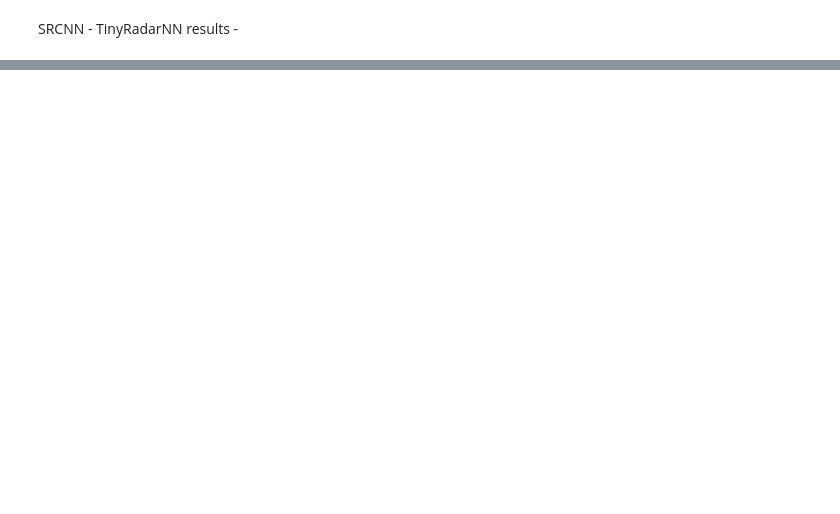
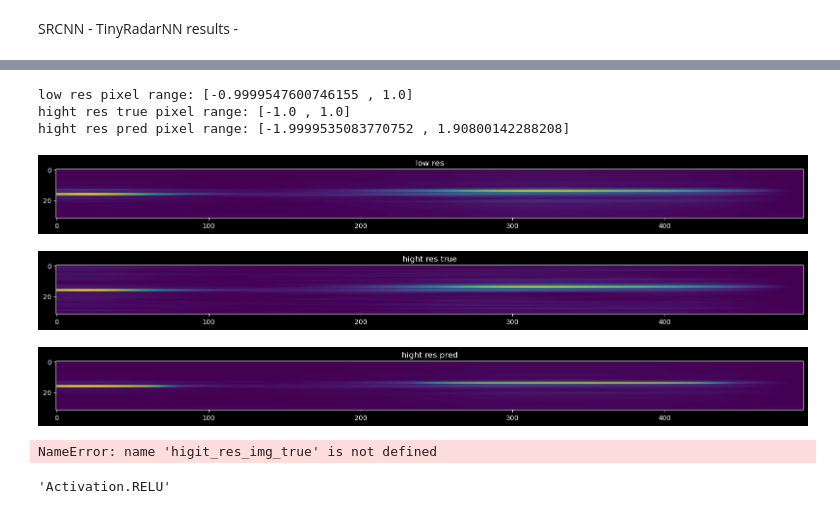
Before and after one commit to NetanelBlumenfeld/Radar, a Jupyter notebook: src/python/main_note_book.ipynb, the cells around one changed output, grey strips where cells are left out. Saved outputs shown, nothing was run; the diff lists cells and outputs as text; code cells hidden in the pictures; blank space fills up the shorter version.

```diff
--- a/src/python/main_note_book.ipynb
+++ b/src/python/main_note_book.ipynb
@@ -38,0 +143,35 @@ training_generator, val_generator = get_drnl_data_loader(
+# %%
+# L1 Loss, leaky relu pixel range 0,1
+srcnn = SRCnn(
+    num_features_1=32,
+    num_features_2=32,
+    kernel_size=(3,3),
+    activation="leaky_relu",
+)
+model = CombinedSRCNNClassifier(srcnn, tiny_radar)
+saved_model_dir = "/Users/netanelblumenfeld/Desktop/bgu/Msc/project/outputs/models/sr_classifier/_4_col_4_d_none_u_cubic/w_tiny1_w_srcnn_0_norm_full_train_2conv/n_feat1_32_n_feat2_32_ksize_(3, 3)_activation_leaky_relu/time_2023-12-19_12:13:19/max_acc_model.pt"
+model.load_state_dict(torch.load(saved_model_dir, map_location=torch.device('cpu')))
+model.eval()
+res = model(low_res_imgs)
+res_imgs = res[0].detach().numpy()
+low_res_img = low_res_imgs[0,0,0,:,:]
+higit_res_img_true = hight_res_imgs[0,0,0,:,:]
+higit_res_img_pred = res_imgs[0,0,0,:,:]
+pixel_range(low_res_img, "low res")
+pixel_range(higit_res_img_true, "hight res true")
+pixel_range(higit_res_img_pred, "hight res pred")
+plot_img(low_res_img, "low res")
+plot_img(higit_res_img_true, "hight res true")
+plot_img(higit_res_img_pred, "hight res pred")
+# %% [output]
+low res pixel range: [-0.9999547600746155 , 1.0]
+hight res true pixel range: [-1.0 , 1.0]
+hight res pred pixel range: [-1.9999535083770752 , 1.90800142288208]
+[figure, added]
+[figure, added]
+[figure, added]
+# %%
+import numpy as np
+np.linalg.norm(higit_res_img_true-higit_res_img_pred)
+# %% [output]
+NameError: name 'higit_res_img_true' is not defined
@@ -38,0 +185,4 @@ training_generator, val_generator = get_drnl_data_loader(
+# %%
+str(Activation.RELU)
+# %% [output]
+'Activation.RELU'
```
Also changed, not shown: parts of 10 cells of this notebook, 26 other files.
